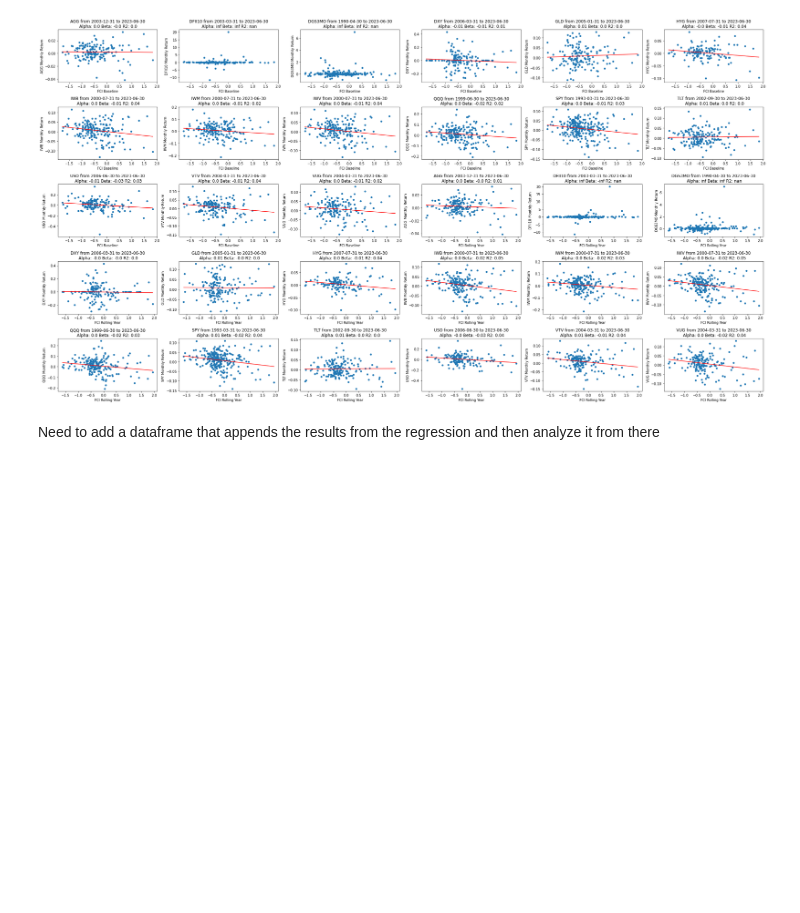
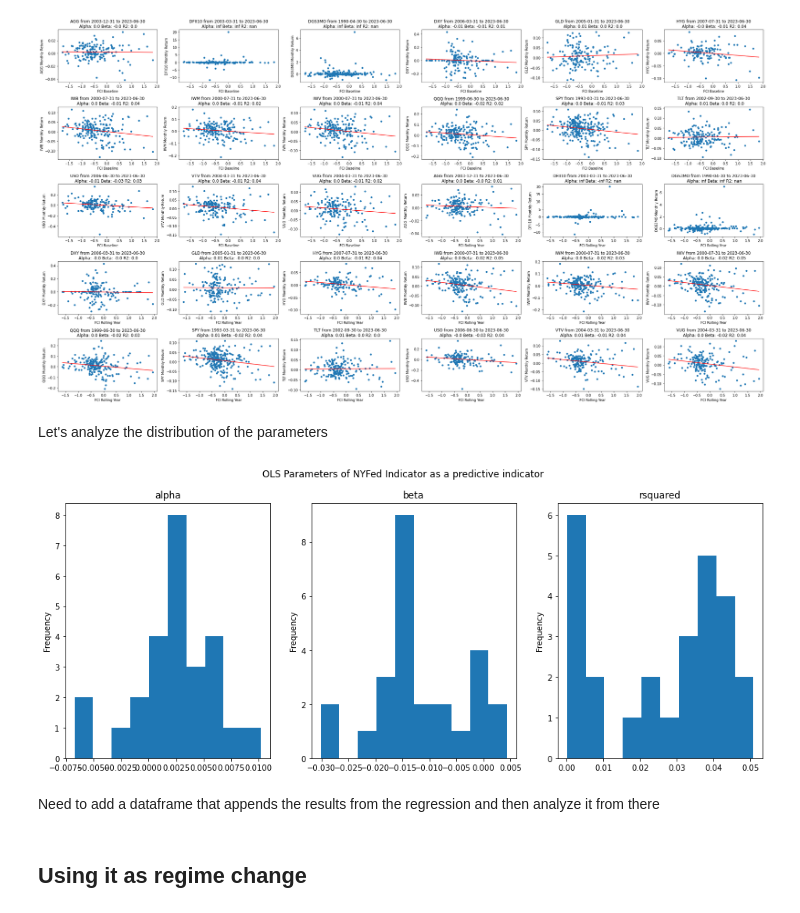
Before and after one commit to diegodalvarez/NYFedFinancialsCondition, a Jupyter notebook: model.ipynb, the cells around one changed output. Cells and saved outputs as stored; diff of their text form; code cells hidden in the pictures; blank space fills up the shorter version.

```diff
--- a/model.ipynb
+++ b/model.ipynb
@@ -245,6 +227,8 @@ df_fi_combined = (df.melt(
     rename(columns = {"value": "rtn"}))
 # %%
 df_fi_combined_grouped = df_fi_combined.groupby(["fi_index", "ticker"])
+df_param = pd.DataFrame(columns = ["alpha", "beta", "rsquared", "ticker"])
+
 fig, axes = plt.subplots(ncols = 6, nrows = 5, figsize = (30, 16))
 
 i, j = 0, 0
@@ -296,9 +280,43 @@ for group in df_fi_combined_grouped:
     else:
         j += 1
 
+    df_param_tmp = pd.DataFrame({
+        "alpha": [alpha],
+        "beta": [beta],
+        "rsquared": [rsquared],
+        "ticker": [group[1].ticker.iloc[0]]})
+
+    df_param = pd.concat([df_param, df_param_tmp])
+
 
 plt.tight_layout()
 # %% [output]
 [figure]
+# %% [markdown]
+Let's analyze the distribution of the parameters
+# %%
+df_param_cleaned = (df_param.melt(
+    id_vars = "ticker").
+    query("value != inf & value != -inf").
+    dropna())
+
+fig, axes = plt.subplots(ncols = 3, figsize = (16, 6))
+for i, variable in enumerate(df_param_cleaned.variable.drop_duplicates().to_list()):
+
+    (df_param_cleaned.query(
+        "variable == @variable")
+        [["value"]].
+        plot(
+            kind = "hist",
+            title = variable,
+            ax = axes[i],
+            legend = False))
+
+fig.suptitle("OLS Parameters of NYFed Indicator as a predictive indicator")
+plt.show()
+# %% [output]
+[figure, added]
 # %% [markdown]
 Need to add a dataframe that appends the results from the regression and then analyze it from there
+# %% [markdown]
+## Using it as regime change
```
Also changed, not shown: parts of 10 cells of this notebook.
